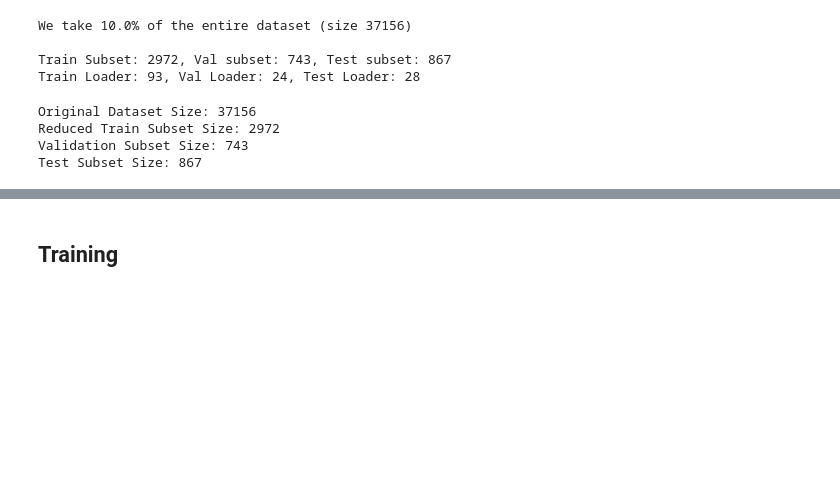
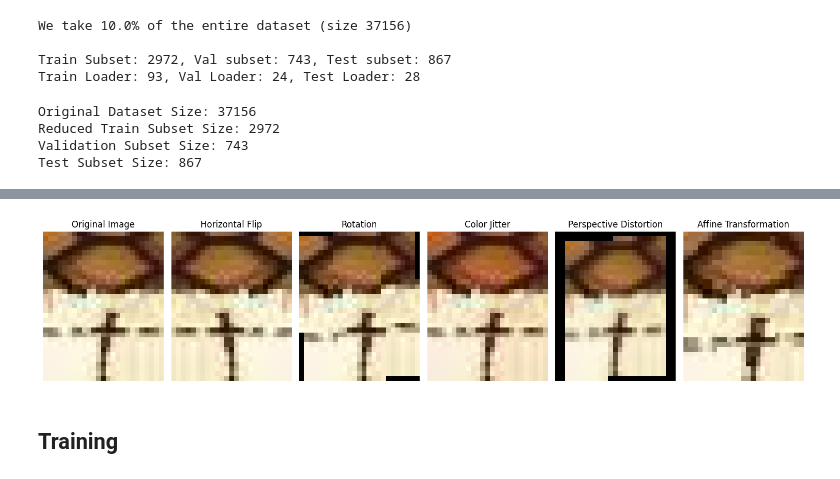
Before and after one commit to WacimN/SF-mask-detection, a Jupyter notebook: wacim/sf_mask_detection.ipynb, the cells around one changed output, grey strips where cells are left out. Saved outputs shown, nothing was run; the diff lists cells and outputs as text; code cells hidden in the pictures; blank space fills up the shorter version.

```diff
--- a/wacim/sf_mask_detection.ipynb
+++ b/wacim/sf_mask_detection.ipynb
@@ -113,3 +209,38 @@ Test Subset Size: 867
+# %%
+def visualize_individual_augmentations(image_path):
+    """Visualize the effect of each augmentation separately on the original image."""
+    original_image = Image.open(image_path).convert("RGB")
+
+    # Define individual transformations with names
+    transformations = [
+        ("Horizontal Flip", transforms.RandomHorizontalFlip(p=1.0)),
+        ("Rotation", transforms.RandomRotation(degrees=15)),
+        ("Color Jitter", transforms.ColorJitter(brightness=0.3, contrast=0.3, saturation=0.3, hue=0.2)),
+        ("Perspective Distortion", transforms.RandomPerspective(distortion_scale=0.2, p=1.0)),
+        ("Affine Transformation", transforms.RandomAffine(degrees=20, scale=(0.8, 1.2), translate=(0.2, 0.2))),
+    ]
+
+    # Apply each transformation individually
+    augmented_images = [(name, trans(original_image)) for name, trans in transformations]
+
+    # Plot original and augmented images
+    fig, axes = plt.subplots(1, len(augmented_images) + 1, figsize=(15, 5))
+    axes[0].imshow(original_image)
+    axes[0].set_title("Original Image")
+    axes[0].axis("off")
+
+    for i, (name, img) in enumerate(augmented_images):
+        axes[i + 1].imshow(img)
+        axes[i + 1].set_title(name)
+        axes[i + 1].axis("off")
+
+    plt.tight_layout()
+    plt.show()
+
+# Example usage
+visualize_individual_augmentations(random_image_path)
+# %% [output]
+[figure, added]
 # %% [markdown]
 ## Training
 # %%
```
Also changed, not shown: parts of 26 cells of this notebook, 24 other files.
